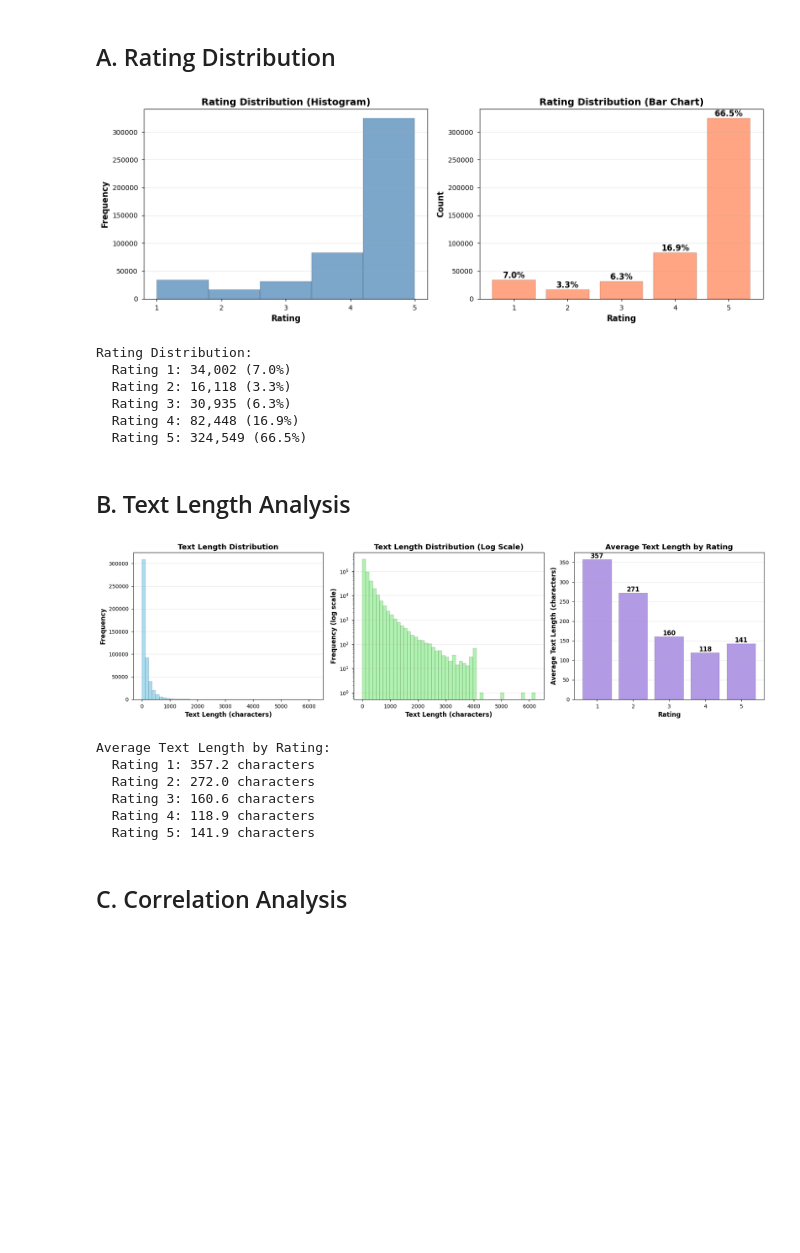
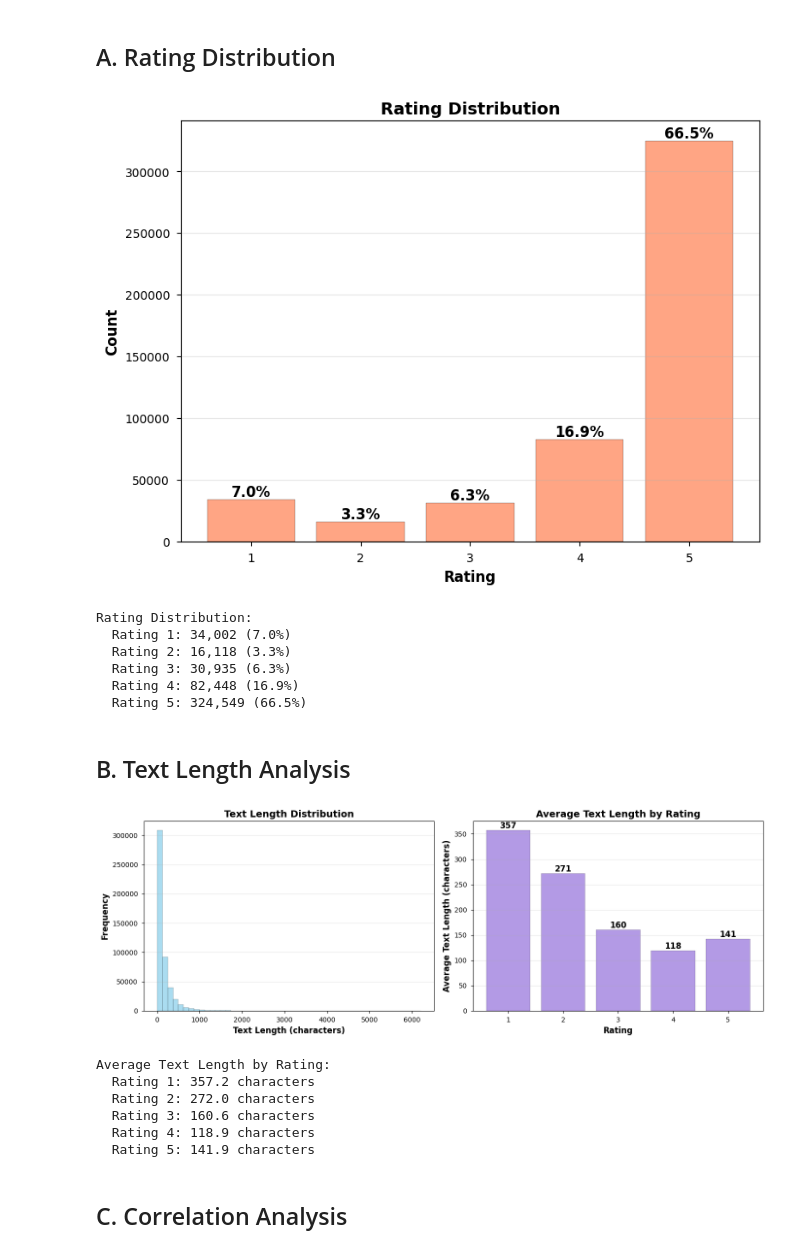
Before and after one commit to JaeHyun-Cha-00/CSE158-Assignment2, a Jupyter notebook: Assignment2.ipynb, the cells around one changed output. Cells and saved outputs as stored; diff of their text form; code cells hidden in the pictures; blank space fills up the shorter version.

```diff
--- a/Assignment2.ipynb
+++ b/Assignment2.ipynb
@@ -120,40 +120,32 @@ Name: text_length, dtype: float64
 ## A. Rating Distribution
 # %%
 # Rating distribution
-fig, axes = plt.subplots(1, 2, figsize=(14, 5))
-
-# Histogram
-axes[0].hist(df_viz['rating'], bins=5, edgecolor='black', alpha=0.7, color='steelblue')
-axes[0].set_xlabel('Rating', fontweight='bold')
-axes[0].set_ylabel('Frequency', fontweight='bold')
-axes[0].set_title('Rating Distribution (Histogram)', fontweight='bold')
-axes[0].set_xticks([1, 2, 3, 4, 5])
-axes[0].grid(axis='y', alpha=0.3)
+fig, ax = plt.subplots(1, 1, figsize=(8, 6))
 
 # Bar plot with percentages
 rating_counts = df_viz['rating'].value_counts().sort_index()
 rating_pct = (rating_counts / len(df_viz) * 100).round(1)
-bars = axes[1].bar(rating_counts.index, rating_counts.values, edgecolor='black', alpha=0.7, color='coral')
-axes[1].set_xlabel('Rating', fontweight='bold')
-axes[1].set_ylabel('Count', fontweight='bold')
-axes[1].set_title('Rating Distribution (Bar Chart)', fontweight='bold')
-axes[1].set_xticks([1, 2, 3, 4, 5])
-axes[1].grid(axis='y', alpha=0.3)
+bars = ax.bar(rating_counts.index, rating_counts.values, edgecolor='black', alpha=0.7, color='coral')
+ax.set_xlabel('Rating', fontweight='bold')
+ax.set_ylabel('Count', fontweight='bold')
+ax.set_title('Rating Distribution', fontweight='bold')
+ax.set_xticks([1, 2, 3, 4, 5])
+ax.grid(axis='y', alpha=0.3)
 
 # Add percentage labels on bars
-for i, (idx, val) in enumerate(zip(rating_counts.index, rating_counts.values)):
-    axes[1].text(idx, val, f'{rating_pct[idx]:.1f}%',
-                ha='center', va='bottom', fontweight='bold')
+for idx, val in zip(rating_counts.index, rating_counts.values):
+    ax.text(idx, val, f'{rating_pct[idx]:.1f}%',
+            ha='center', va='bottom', fontweight='bold')
 
 plt.tight_layout()
 plt.savefig('rating_distribution.png', dpi=300, bbox_inches='tight')
 plt.show()
 
 print(f"\nRating Distribution:")
 for rating in sorted(rating_counts.index):
     print(f"  Rating {int(rating)}: {rating_counts[rating]:,} ({rating_pct[rating]:.1f}%)")
 # %% [output]
-[figure, old version]
+[figure, new version]
 Rating Distribution:
   Rating 1: 34,002 (7.0%)
   Rating 2: 16,118 (3.3%)
@@ -164,7 +156,7 @@ Rating Distribution:
 ## B. Text Length Analysis
 # %%
 # Text length distribution
-fig, axes = plt.subplots(1, 3, figsize=(18, 5))
+fig, axes = plt.subplots(1, 2, figsize=(14, 5))
 
 # Histogram
 axes[0].hist(df_viz['text_length'], bins=50, edgecolor='black', alpha=0.7, color='skyblue')
@@ -173,27 +165,19 @@ axes[0].set_ylabel('Frequency', fontweight='bold')
 axes[0].set_title('Text Length Distribution', fontweight='bold')
 axes[0].grid(axis='y', alpha=0.3)
 
-# Log scale histogram
-axes[1].hist(df_viz['text_length'], bins=50, edgecolor='black', alpha=0.7, color='lightgreen')
-axes[1].set_xlabel('Text Length (characters)', fontweight='bold')
-axes[1].set_ylabel('Frequency (log scale)', fontweight='bold')
-axes[1].set_title('Text Length Distribution (Log Scale)', fontweight='bold')
-axes[1].set_yscale('log')
-axes[1].grid(axis='y', alpha=0.3)
-
 # Rating vs Text Length
 rating_text_length = df_viz.groupby('rating')['text_length'].mean()
-bars = axes[2].bar(rating_text_length.index, rating_text_length.values,
+bars = axes[1].bar(rating_text_length.index, rating_text_length.values,
                    edgecolor='black', alpha=0.7, color='mediumpurple')
-axes[2].set_xlabel('Rating', fontweight='bold')
-axes[2].set_ylabel('Average Text Length (characters)', fontweight='bold')
-axes[2].set_title('Average Text Length by Rating', fontweight='bold')
-axes[2].set_xticks([1, 2, 3, 4, 5])
-axes[2].grid(axis='y', alpha=0.3)
+axes[1].set_xlabel('Rating', fontweight='bold')
+axes[1].set_ylabel('Average Text Length (characters)', fontweight='bold')
+axes[1].set_title('Average Text Length by Rating', fontweight='bold')
+axes[1].set_xticks([1, 2, 3, 4, 5])
+axes[1].grid(axis='y', alpha=0.3)
 
 # Add value labels on bars
 for idx, val in zip(rating_text_length.index, rating_text_length.values):
-    axes[2].text(idx, val, f'{int(val)}',
+    axes[1].text(idx, val, f'{int(val)}',
                 ha='center', va='bottom', fontweight='bold')
 
 plt.tight_layout()
@@ -204,7 +188,7 @@ print(f"\nAverage Text Length by Rating:")
 for rating in sorted(rating_text_length.index):
     print(f"  Rating {int(rating)}: {rating_text_length[rating]:.1f} characters")
 # %% [output]
-[figure, old version]
+[figure, new version]
 Average Text Length by Rating:
   Rating 1: 357.2 characters
   Rating 2: 272.0 characters
```
Also changed, not shown: parts of 11 cells of this notebook, 4 other files.
